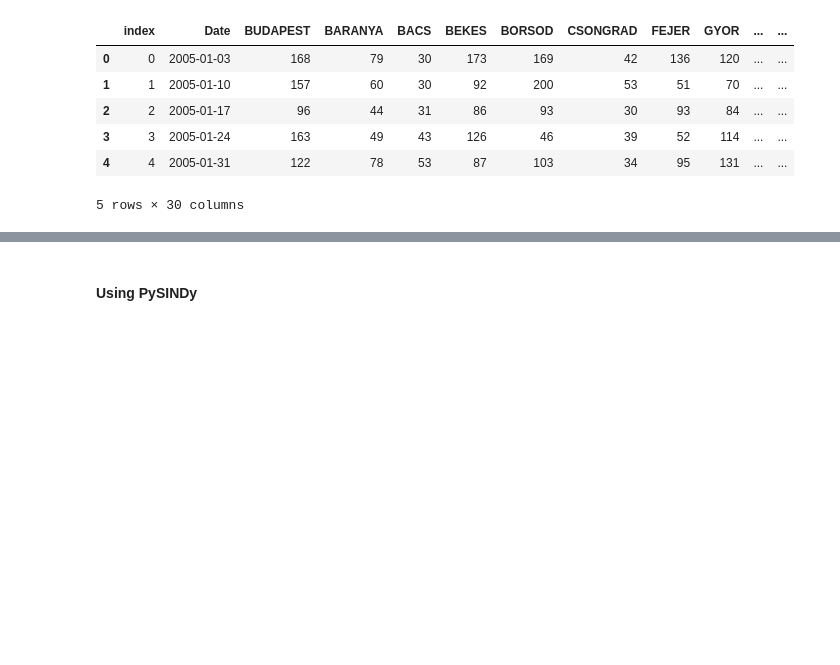
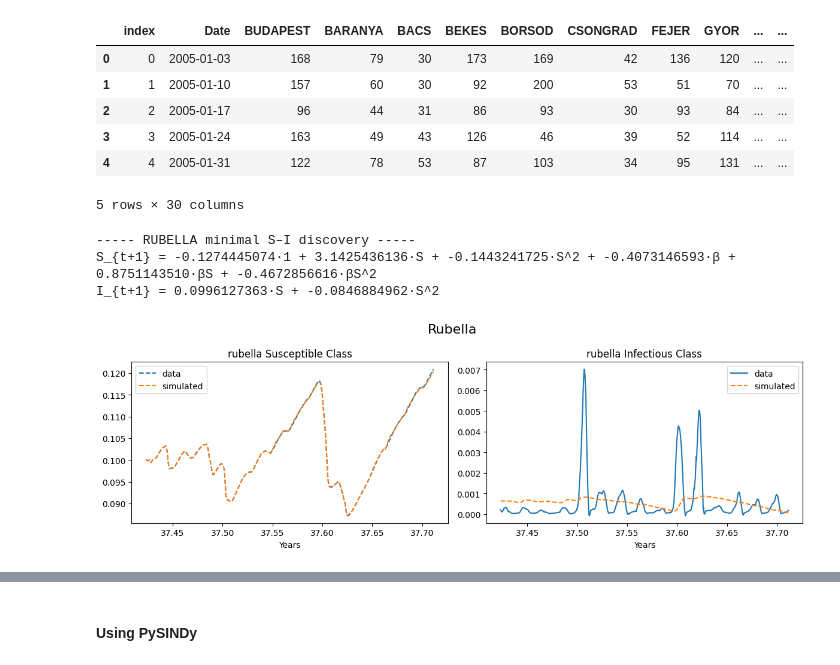
Before and after one commit to rdcarini/AMATH575, a Jupyter notebook: sindy_sandbox.ipynb, the cells around one changed output, grey strips where cells are left out. Drawn from its saved outputs; the diff is of its cells as text; code cells hidden in the pictures; blank space fills up the shorter version.

```diff
--- a/sindy_sandbox.ipynb
+++ b/sindy_sandbox.ipynb
@@ -1763,3 +1902,10 @@ hungarian_chickenpox_data.head(5)
 | 3 | 3 | 2005-01-24 | 163 | 49 | 43 | 126 | 46 | 39 | 52 | 114 | ... | ... |
 | 4 | 4 | 2005-01-31 | 122 | 78 | 53 | 87 | 103 | 34 | 95 | 131 | ... | ... |
 5 rows × 30 columns
+# %%
+_ = analyze_disease_minimal(rubella_data, "rubella", threshold=0.03, ridge_alpha=0, iterations=100)
+# %% [output]
+----- RUBELLA minimal S–I discovery -----
+S_{t+1} = -0.1274445074·1 + 3.1425436136·S + -0.1443241725·S^2 + -0.4073146593·β + 0.8751143510·βS + -0.4672856616·βS^2
+I_{t+1} = 0.0996127363·S + -0.0846884962·S^2
+[figure, added]
```
Also changed, not shown: parts of 14 cells of this notebook, 15 other files.
